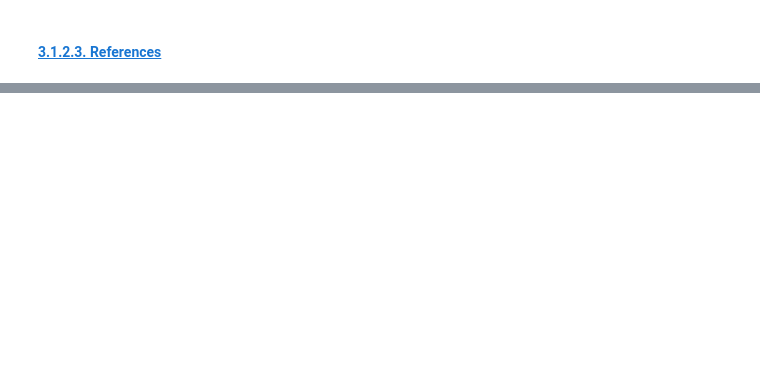
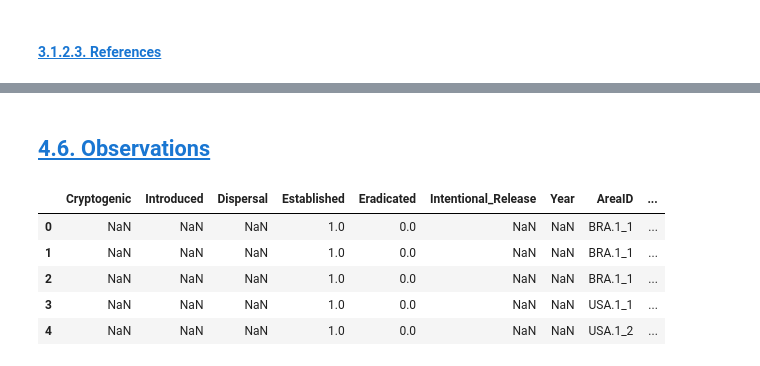
Before and after one commit to hncouto/Global_Database_on_Non-native_Lepidoptera, a Jupyter notebook: DatabaseCreation.ipynb, the cells around one changed output, grey strips where cells are left out. Saved outputs shown, nothing was run; the diff lists cells and outputs as text; code cells hidden in the pictures; blank space fills up the shorter version.

```diff
--- a/DatabaseCreation.ipynb
+++ b/DatabaseCreation.ipynb
@@ -347,0 +517,11 @@ Natives_DB
+# %% [markdown]
+## <a id='toc4_6_'></a> [4.6. Observations](#toc00_)
+# %%
+Observations_DB.head(5)
+# %% [output]
+|  | Cryptogenic | Introduced | Dispersal | Established | Eradicated | Intentional_Release | Year | AreaID | ... |
+| 0 | NaN | NaN | NaN | 1.0 | 0.0 | NaN | NaN | BRA.1_1 | ... |
+| 1 | NaN | NaN | NaN | 1.0 | 0.0 | NaN | NaN | BRA.1_1 | ... |
+| 2 | NaN | NaN | NaN | 1.0 | 0.0 | NaN | NaN | BRA.1_1 | ... |
+| 3 | NaN | NaN | NaN | 1.0 | 0.0 | NaN | NaN | USA.1_1 | ... |
+| 4 | NaN | NaN | NaN | 1.0 | 0.0 | NaN | NaN | USA.1_2 | ... |
```
Also changed, not shown: parts of 48 cells of this notebook.
